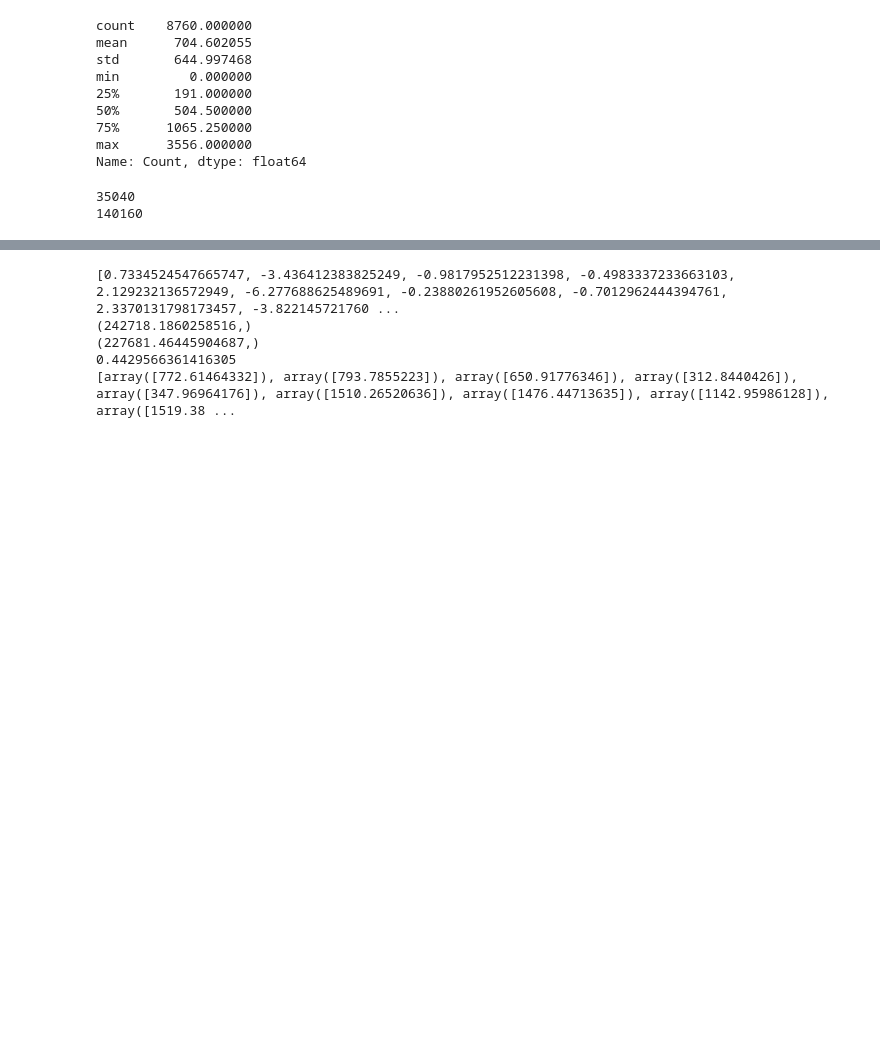
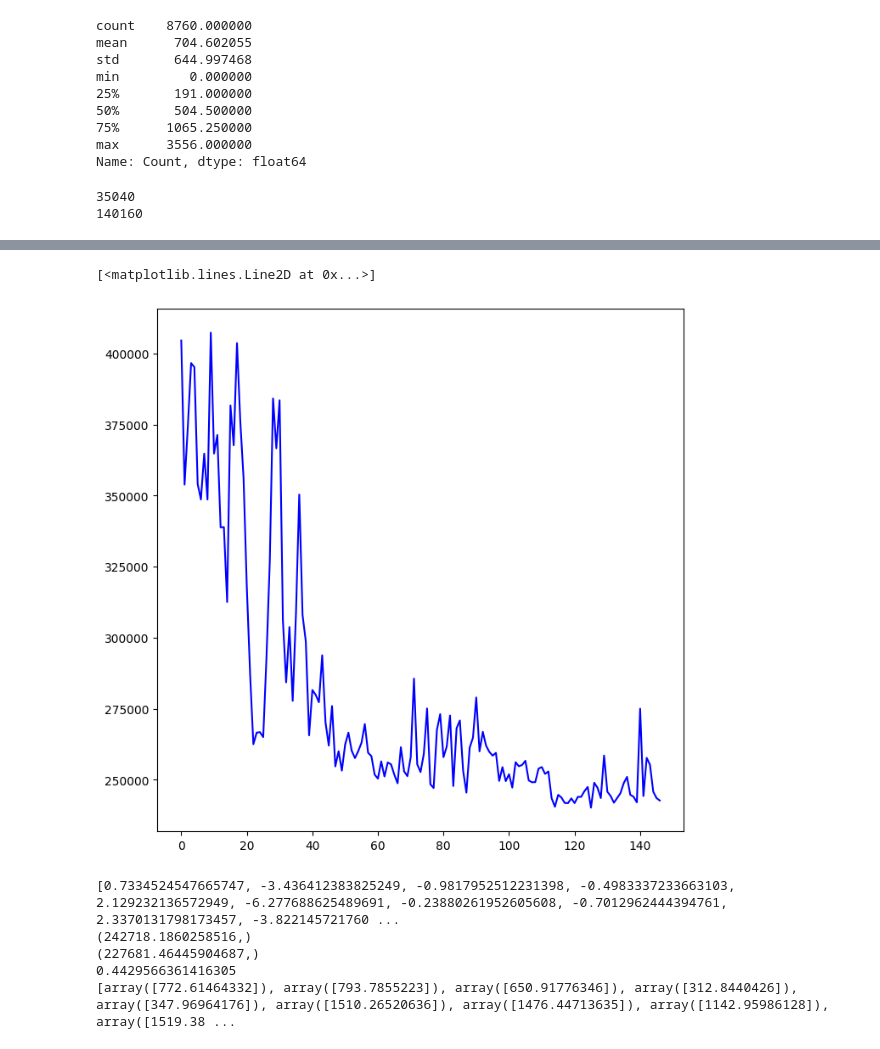
Before and after one commit to katie291100/evac-exam, a Jupyter notebook: main copy.ipynb, the cells around one changed output, grey strips where cells are left out. Cells and saved outputs as stored; diff of their text form; code cells hidden in the pictures; blank space fills up the shorter version.

```diff
--- a/main copy.ipynb
+++ b/main copy.ipynb
@@ -308,4 +307,16 @@ avg             gen     max             min     std
 IndexError: list index out of range
+# %%
+## graph of the min fitness value over generations
+gen = logbook.select("gen")
+fit_mins = logbook.select("min")
+fit_maxs = logbook.select("max")
+fit_avgs = logbook.select("avg")
+
+fig, ax = plt.subplots(1, 1, figsize=(8, 8))
+ax.plot(gen, fit_mins, "b", label="Minimum")
+# %% [output]
+[<matplotlib.lines.Line2D at 0x...>]
+[figure, added]
 # %%
 import matplotlib.pyplot as plt
 from sklearn.metrics import r2_score
```
Also changed, not shown: parts of 4 cells of this notebook.
